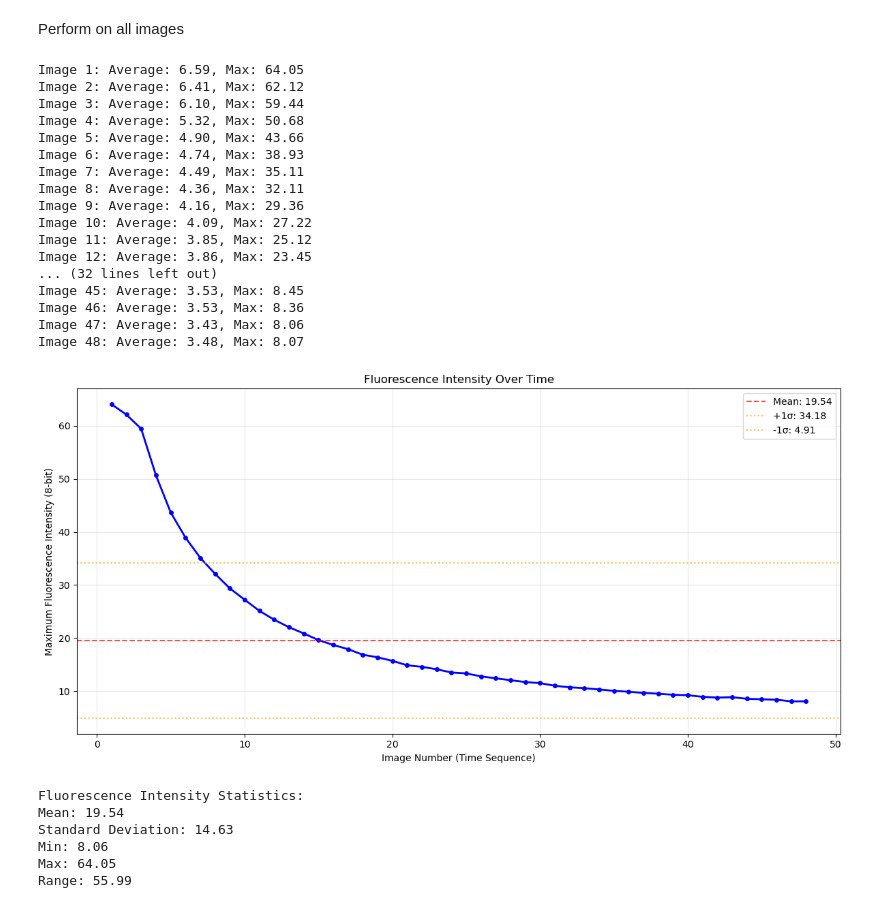
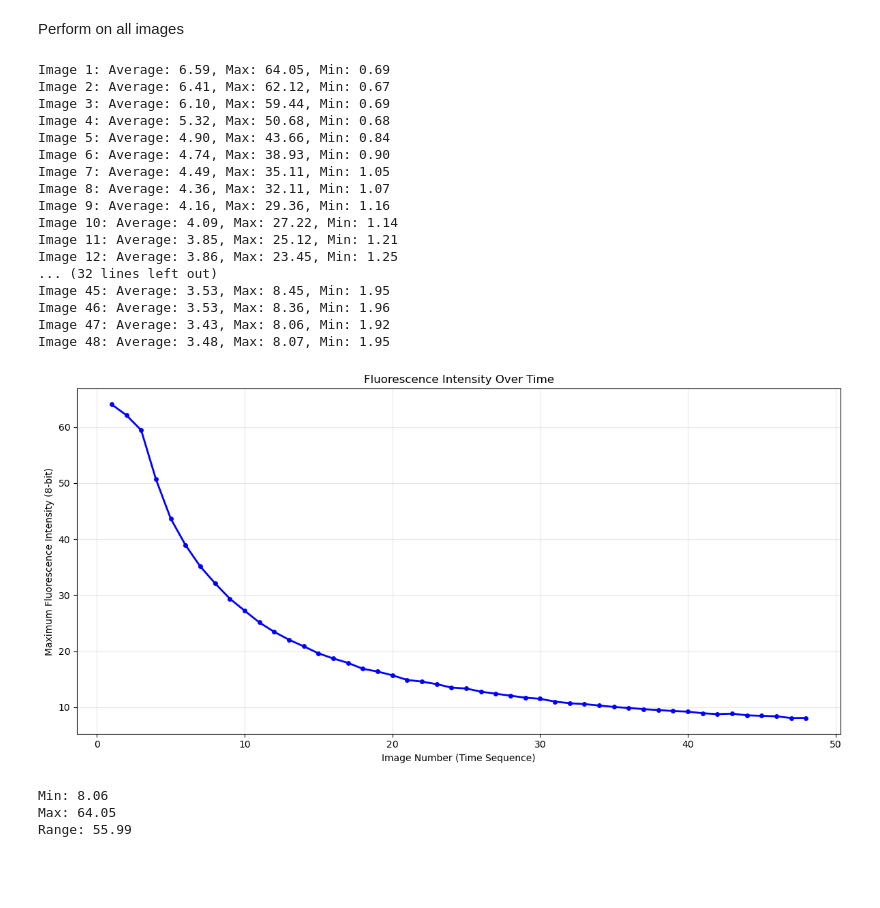
Before and after one commit to arkandzprogaming/ptype-sybr-detection, a Jupyter notebook: main.ipynb, the cells around one changed output. Drawn from its saved outputs; the diff is of its cells as text; code cells hidden in the pictures; blank space fills up the shorter version.

```diff
--- a/main.ipynb
+++ b/main.ipynb
@@ -108,9 +108,9 @@ def pixel_average_analysis(gray, section_rows=3, section_cols=4, verbose=True):
 
         plt.show()
 
-    return overall_avg, np.max(section_averages)
+    return overall_avg, np.max(section_averages), np.min(section_averages)
 
-avgg, maxg = pixel_average_analysis(gray, section_rows=3, section_cols=4)
+avgg, maxg, _ = pixel_average_analysis(gray, section_rows=3, section_cols=4)
 # %% [output]
 Overall average pixel value: 16.66
 
@@ -289,65 +360,59 @@ for i in range(1, 49):
     fluo = cv.imread(f'from-esp/image_{i:04d}.jpg')
     fluo_g = cv.cvtColor(fluo, cv.COLOR_BGR2GRAY)
     suback_fluog = subtract_background(fluo_g, background_model)
-    avg, max_val = pixel_average_analysis(suback_fluog, section_rows=6, section_cols=8, verbose=False)
-    print(f"Image {i}: Average: {avg:.2f}, Max: {max_val:.2f}")
+    avg, max_val, min_val = pixel_average_analysis(suback_fluog, section_rows=6, section_cols=8, verbose=False)
+    print(f"Image {i}: Average: {avg:.2f}, Max: {max_val:.2f}, Min: {min_val:.2f}")
 
     max_list[i-1] = max_val
 # %% [output]
-Image 1: Average: 6.59, Max: 64.05
-Image 2: Average: 6.41, Max: 62.12
-Image 3: Average: 6.10, Max: 59.44
-Image 4: Average: 5.32, Max: 50.68
-Image 5: Average: 4.90, Max: 43.66
-Image 6: Average: 4.74, Max: 38.93
-Image 7: Average: 4.49, Max: 35.11
-Image 8: Average: 4.36, Max: 32.11
-Image 9: Average: 4.16, Max: 29.36
-Image 10: Average: 4.09, Max: 27.22
-Image 11: Average: 3.85, Max: 25.12
-Image 12: Average: 3.86, Max: 23.45
+Image 1: Average: 6.59, Max: 64.05, Min: 0.69
+Image 2: Average: 6.41, Max: 62.12, Min: 0.67
+Image 3: Average: 6.10, Max: 59.44, Min: 0.69
+Image 4: Average: 5.32, Max: 50.68, Min: 0.68
+Image 5: Average: 4.90, Max: 43.66, Min: 0.84
+Image 6: Average: 4.74, Max: 38.93, Min: 0.90
+Image 7: Average: 4.49, Max: 35.11, Min: 1.05
+Image 8: Average: 4.36, Max: 32.11, Min: 1.07
+Image 9: Average: 4.16, Max: 29.36, Min: 1.16
+Image 10: Average: 4.09, Max: 27.22, Min: 1.14
+Image 11: Average: 3.85, Max: 25.12, Min: 1.21
+Image 12: Average: 3.86, Max: 23.45, Min: 1.25
 ... (32 lines left out)
-Image 45: Average: 3.53, Max: 8.45
-Image 46: Average: 3.53, Max: 8.36
-Image 47: Average: 3.43, Max: 8.06
-Image 48: Average: 3.48, Max: 8.07
+Image 45: Average: 3.53, Max: 8.45, Min: 1.95
+Image 46: Average: 3.53, Max: 8.36, Min: 1.96
+Image 47: Average: 3.43, Max: 8.06, Min: 1.92
+Image 48: Average: 3.48, Max: 8.07, Min: 1.95
 # %%
 # Create the fluorescence intensity graph
 plt.figure(figsize=(12, 6))
 
-# Create time axis (image numbers)
 image_numbers = list(range(1, len(max_list) + 1))
 
-# Plot the max fluorescence values
 plt.plot(image_numbers, max_list, 'b-o', linewidth=2, markersize=4)
 plt.xlabel('Image Number (Time Sequence)')
 plt.ylabel('Maximum Fluorescence Intensity (8-bit)')
 plt.title('Fluorescence Intensity Over Time')
 plt.grid(True, alpha=0.3)
 
-# Add some statistics
-mean_intensity = np.mean(max_list)
-std_intensity = np.std(max_list)
-plt.axhline(y=mean_intensity, color='r', linestyle='--', alpha=0.7, label=f'Mean: {mean_intensity:.2f}')
-plt.axhline(y=mean_intensity + std_intensity, color='orange', linestyle=':', alpha=0.7, label=f'+1σ: {mean_intensity + std_intensity:.2f}')
-plt.axhline(y=mean_intensity - std_intensity, color='orange', linestyle=':', alpha=0.7, label=f'-1σ: {mean_intensity - std_intensity:.2f}')
+# mean_intensity = np.mean(max_list)
+# std_intensity = np.std(max_list)
+# plt.axhline(y=mean_intensity, color='r', linestyle='--', alpha=0.7, label=f'Mean: {mean_intensity:.2f}')
+# plt.axhline(y=mean_intensity + std_intensity, color='orange', linestyle=':', alpha=0.7, label=f'+1σ: {mean_intensity + std_intensity:.2f}')
+# plt.axhline(y=mean_intensity - std_intensity, color='orange', linestyle=':', alpha=0.7, label=f'-1σ: {mean_intensity - std_intensity:.2f}')
 
-plt.legend()
+# plt.legend()
 plt.tight_layout()
 plt.show()
 
 # Print summary statistics
-print(f"\nFluorescence Intensity Statistics:")
-print(f"Mean: {mean_intensity:.2f}")
-print(f"Standard Deviation: {std_intensity:.2f}")
+# print(f"\nFluorescence Intensity Statistics:")
+# print(f"Mean: {mean_intensity:.2f}")
+# print(f"Standard Deviation: {std_intensity:.2f}")
 print(f"Min: {min(max_list):.2f}")
 print(f"Max: {max(max_list):.2f}")
 print(f"Range: {max(max_list) - min(max_list):.2f}")
 # %% [output]
-[figure, old version]
+[figure, new version]
-Fluorescence Intensity Statistics:
-Mean: 19.54
-Standard Deviation: 14.63
 Min: 8.06
 Max: 64.05
 Range: 55.99
```
Also changed, not shown: parts of 15 cells of this notebook, 19 other files.
